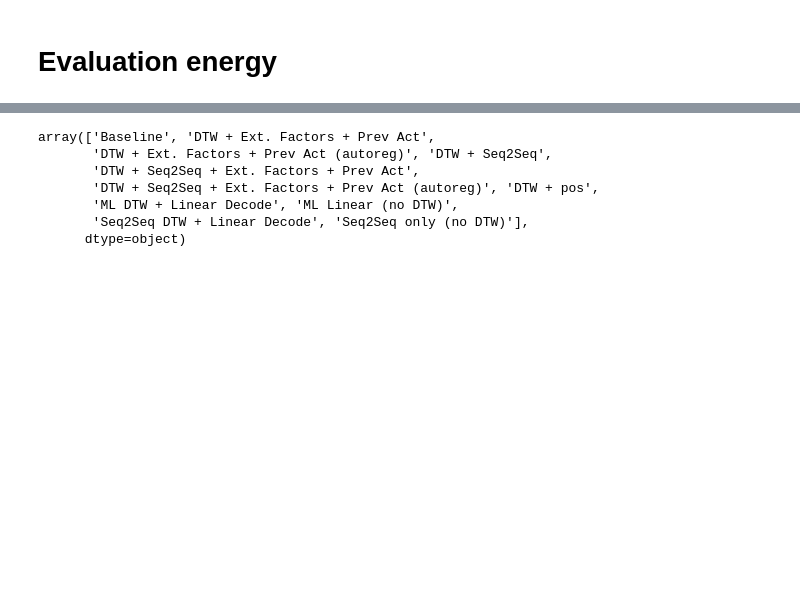
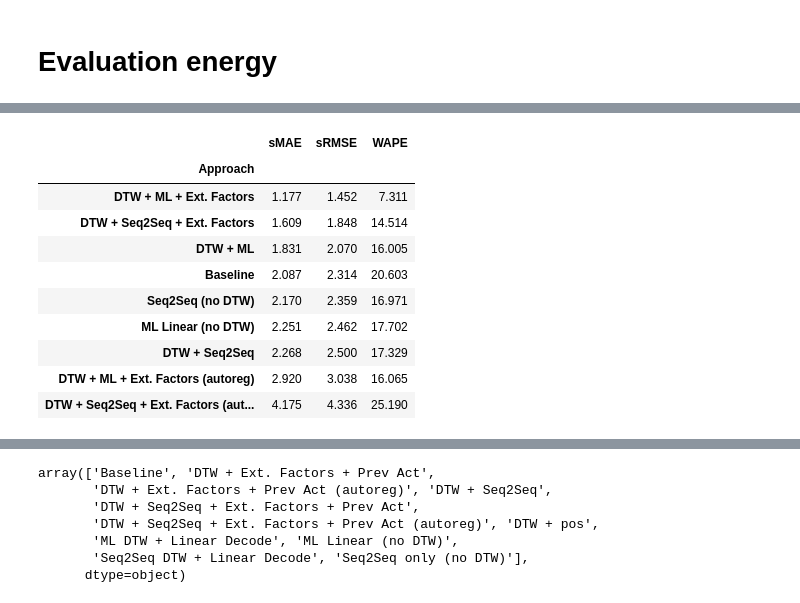
Before and after one commit to zapataunipaderborn/process_energy_demand_modelling, a Jupyter notebook: src/results_latex_table.ipynb, the cells around one changed output, grey strips where cells are left out. Saved outputs shown, nothing was run; the diff lists cells and outputs as text; code cells hidden in the pictures; blank space fills up the shorter version.

```diff
--- a/src/results_latex_table.ipynb
+++ b/src/results_latex_table.ipynb
@@ -561,3 +561,66 @@ Process & Approach &  &  &  \\
 \bottomrule
 \end{tabular}
 \end{table}
+# %%
+# -- Same as above, but aggregated across ALL processes (one row per Approach) --
+# Flat median: every (process, sensor) result pooled together and weighted
+# equally, regardless of which process it came from (so a process with more
+# sensors contributes more rows to the median -- that's fine here since we
+# only care about overall approach performance, not per-process fairness).
+# Uses sMAE/sRMSE (scale-normalized, comparable across sensors) instead of
+# raw MAE/RMSE -- pooling raw MAE/RMSE across sensors with different units
+# has the same problem as pooling raw totals did earlier.
+APPROACH_LABELS = {
+    'DTW + Ext. Factors + Prev Act': 'DTW + ML + Ext. Factors',
+    'DTW + Ext. Factors + Prev Act (autoreg)': 'DTW + ML + Ext. Factors (autoreg)',
+    'DTW + pos': 'DTW + ML',
+    'DTW + Seq2Seq': 'DTW + Seq2Seq',
+    'Seq2Seq only (no DTW)': 'Seq2Seq (no DTW)',
+    'DTW + Seq2Seq + Ext. Factors + Prev Act': 'DTW + Seq2Seq + Ext. Factors',
+    'DTW + Seq2Seq + Ext. Factors + Prev Act (autoreg)': 'DTW + Seq2Seq + Ext. Factors (autoreg)',
+}
+
+# Drop the linear-decode ablation variants (both ML and Seq2Seq) -- not needed
+EXCLUDE_APPROACHES = ['ML DTW + Linear Decode', 'Seq2Seq DTW + Linear Decode']
+
+table_agg = (
+    df_energy_results[~df_energy_results['Approach'].isin(EXCLUDE_APPROACHES)]
+    .groupby('Approach')[['sMAE_TEST', 'sRMSE_TEST', 'WAPE_TEST']]
+    .median()
+    .rename(index=APPROACH_LABELS)
+    .rename(columns={'sMAE_TEST': 'sMAE', 'sRMSE_TEST': 'sRMSE', 'WAPE_TEST': 'WAPE'})
+    .sort_values('sMAE')  # best-to-worst by sMAE (lower = better)
+)
+
+str_table_agg = pd.DataFrame(index=table_agg.index, columns=table_agg.columns, dtype=object)
+for col in table_agg.columns:
+    vals = table_agg[col].dropna()
+    if vals.empty:
+        str_table_agg[col] = ''
+        continue
+    best_val = vals.min()  # lower is better for sMAE/sRMSE/WAPE
+    for idx in table_agg.index:
+        val = table_agg.loc[idx, col]
+        if pd.isna(val):
+            str_table_agg.loc[idx, col] = ''
+            continue
+        fmt = f'{val:.3f}'
+        str_table_agg.loc[idx, col] = (r'\textbf{' + fmt + r'}') if abs(val - best_val) < 1e-6 else fmt
+
+n_metrics_agg = len(table_agg.columns)
+col_format_agg = 'l|' + '|'.join(['c'] * n_metrics_agg)
+latex_agg = str_table_agg.to_latex(
+    escape=False, column_format=col_format_agg,
+    caption=(
+        r'Median test results per Approach, aggregated across ALL processes '
+        r'(every process/sensor result pooled and weighted equally). '
+        r'Metrics shown: sMAE, sRMSE, and WAPE. '
+        r'Lower values are better. Rows sorted best-to-worst by sMAE. '
+        r'\textbf{Bold} indicates the best value per metric.'
+    ),
+    label='tab:energy_results_median_overall',
+    position='H',
+)
+print(latex_agg.replace('_', r'\_'))
+display(table_agg.round(3))
+# %% [output]
@@ -563,0 +647,11 @@ Process & Approach &  &  &  \\
+|  | sMAE | sRMSE | WAPE |
+| Approach |  |  |  |
+| DTW + ML + Ext. Factors | 1.177 | 1.452 | 7.311 |
+| DTW + Seq2Seq + Ext. Factors | 1.609 | 1.848 | 14.514 |
+| DTW + ML | 1.831 | 2.070 | 16.005 |
+| Baseline | 2.087 | 2.314 | 20.603 |
+| Seq2Seq (no DTW) | 2.170 | 2.359 | 16.971 |
+| ML Linear (no DTW) | 2.251 | 2.462 | 17.702 |
+| DTW + Seq2Seq | 2.268 | 2.500 | 17.329 |
+| DTW + ML + Ext. Factors (autoreg) | 2.920 | 3.038 | 16.065 |
+| DTW + Seq2Seq + Ext. Factors (aut... | 4.175 | 4.336 | 25.190 |
```
Also changed, not shown: parts of 20 cells of this notebook, 3 other files.
